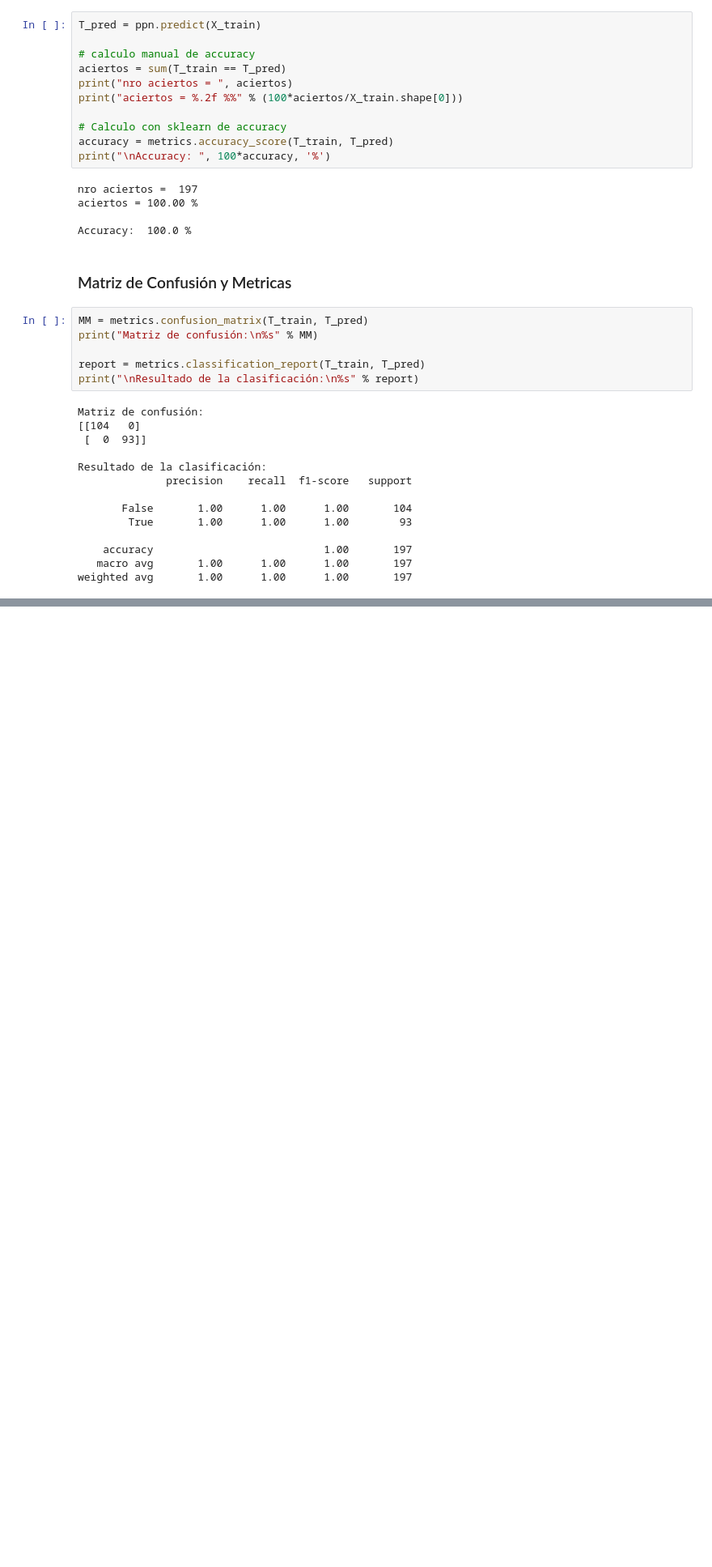
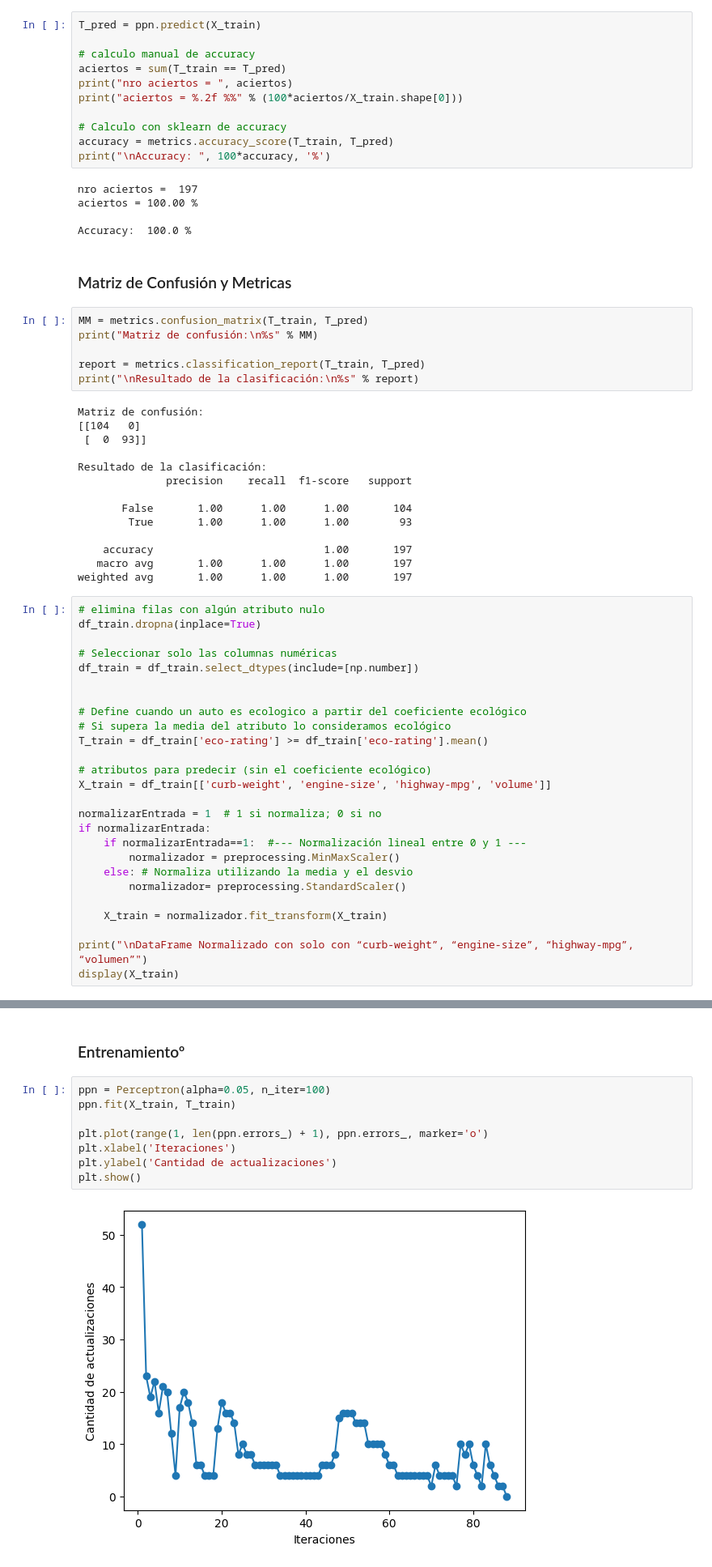
Before and after one commit to georgsmeinung/rn1-perceptron, a Jupyter notebook: RN-Clase01/RN-Practica01-05_Autos-Simple.ipynb, the cells around one changed output, grey strips where cells are left out. Shown: that part at 81% size. Drawn from its saved outputs; the diff is of its cells as text; blank space fills up the shorter version.

```diff
--- a/RN-Clase01/RN-Practica01-05_Autos-Simple.ipynb
+++ b/RN-Clase01/RN-Practica01-05_Autos-Simple.ipynb
@@ -172,3 +174,29 @@ Resultado de la clasificación:
     accuracy                           1.00       197
    macro avg       1.00      1.00      1.00       197
 weighted avg       1.00      1.00      1.00       197
+# %%
+# elimina filas con algún atributo nulo
+df_train.dropna(inplace=True)
+
+# Seleccionar solo las columnas numéricas
+df_train = df_train.select_dtypes(include=[np.number])
+
+
+# Define cuando un auto es ecologico a partir del coeficiente ecológico
+# Si supera la media del atributo lo consideramos ecológico
+T_train = df_train['eco-rating'] >= df_train['eco-rating'].mean()
+
+# atributos para predecir (sin el coeficiente ecológico)
+X_train = df_train[['curb-weight', 'engine-size', 'highway-mpg', 'volume']]
+
+normalizarEntrada = 1  # 1 si normaliza; 0 si no
+if normalizarEntrada:
+    if normalizarEntrada==1:  #--- Normalización lineal entre 0 y 1 ---
+        normalizador = preprocessing.MinMaxScaler()
+    else: # Normaliza utilizando la media y el desvio
+        normalizador= preprocessing.StandardScaler()
+
+    X_train = normalizador.fit_transform(X_train)
+
+print("\nDataFrame Normalizado con solo con “curb-weight”, “engine-size”, “highway-mpg”, “volumen”")
+display(X_train)
@@ -174,0 +222,12 @@ weighted avg       1.00      1.00      1.00       197
+# %% [markdown]
+### Entrenamientoº
+# %%
+ppn = Perceptron(alpha=0.05, n_iter=100)
+ppn.fit(X_train, T_train)
+
+plt.plot(range(1, len(ppn.errors_) + 1), ppn.errors_, marker='o')
+plt.xlabel('Iteraciones')
+plt.ylabel('Cantidad de actualizaciones')
+plt.show()
+# %% [output]
+[figure, added]
```
Also changed, not shown: parts of 7 cells of this notebook.
